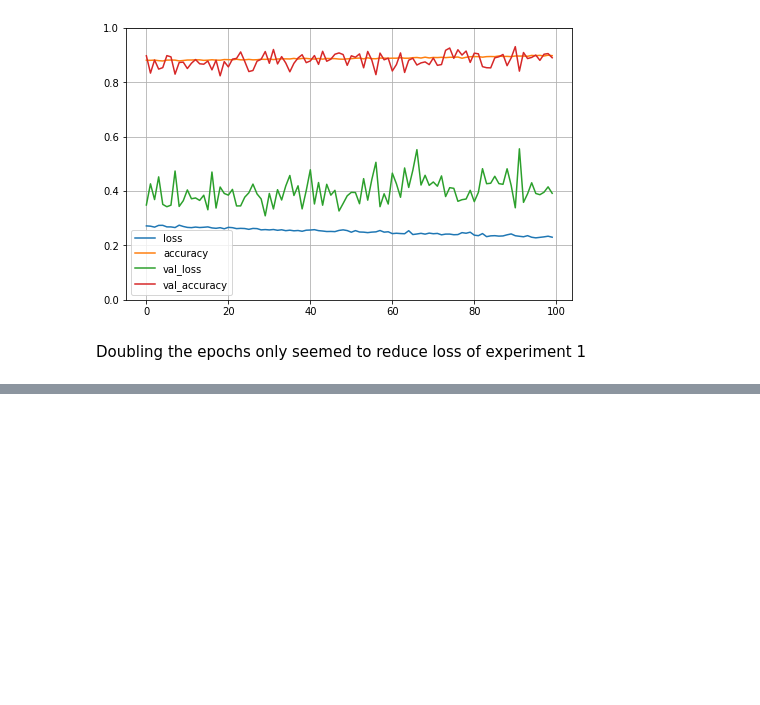
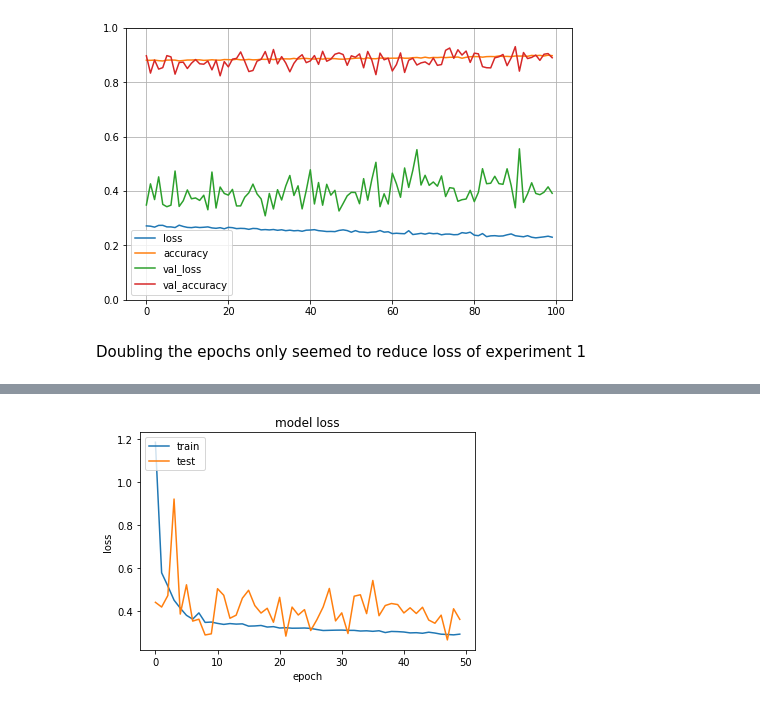
Before and after one commit to nopynospy/apu_deep_learning, a Jupyter notebook: Lab_2_0a_online_shopper_DataPrep_BaselineANN_V1.ipynb, the cells around one changed output, grey strips where cells are left out. Cells and saved outputs as stored; diff of their text form; code cells hidden in the pictures; blank space fills up the shorter version.

```diff
--- a/Lab_2_0a_online_shopper_DataPrep_BaselineANN_V1.ipynb
+++ b/Lab_2_0a_online_shopper_DataPrep_BaselineANN_V1.ipynb
@@ -459,0 +532,4 @@ Doubling the epochs only seemed to reduce loss of experiment 1
+# %%
+plot_lost()
+# %% [output]
+[figure, added]
```
Also changed, not shown: parts of 35 cells of this notebook.
